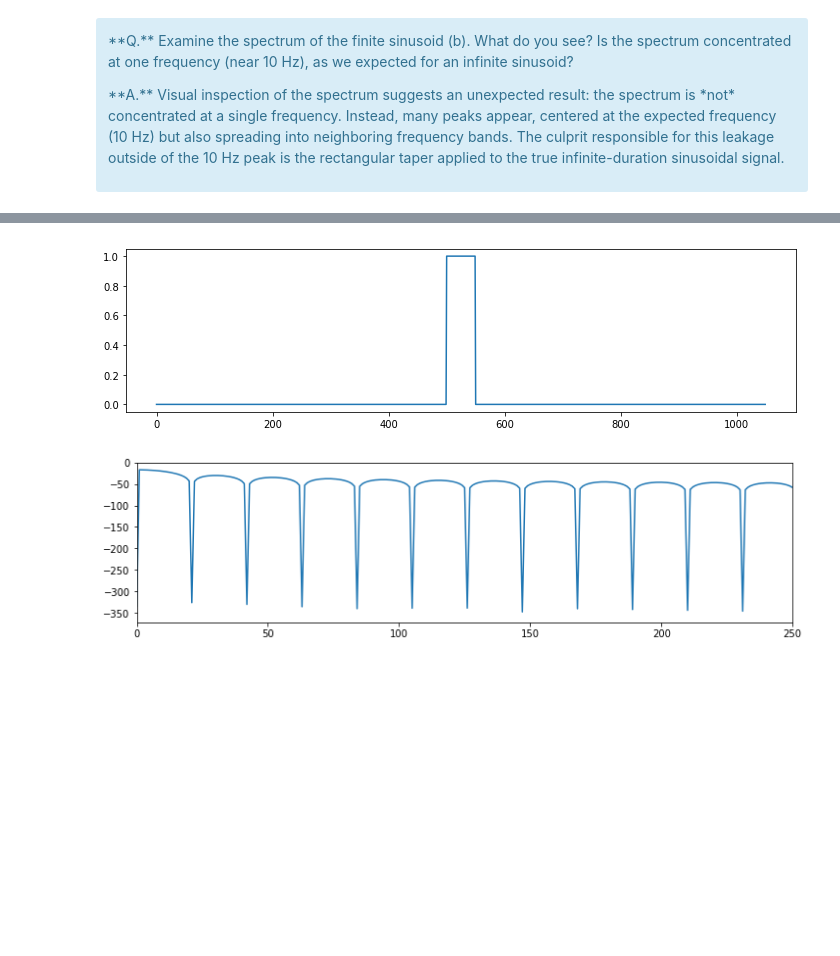
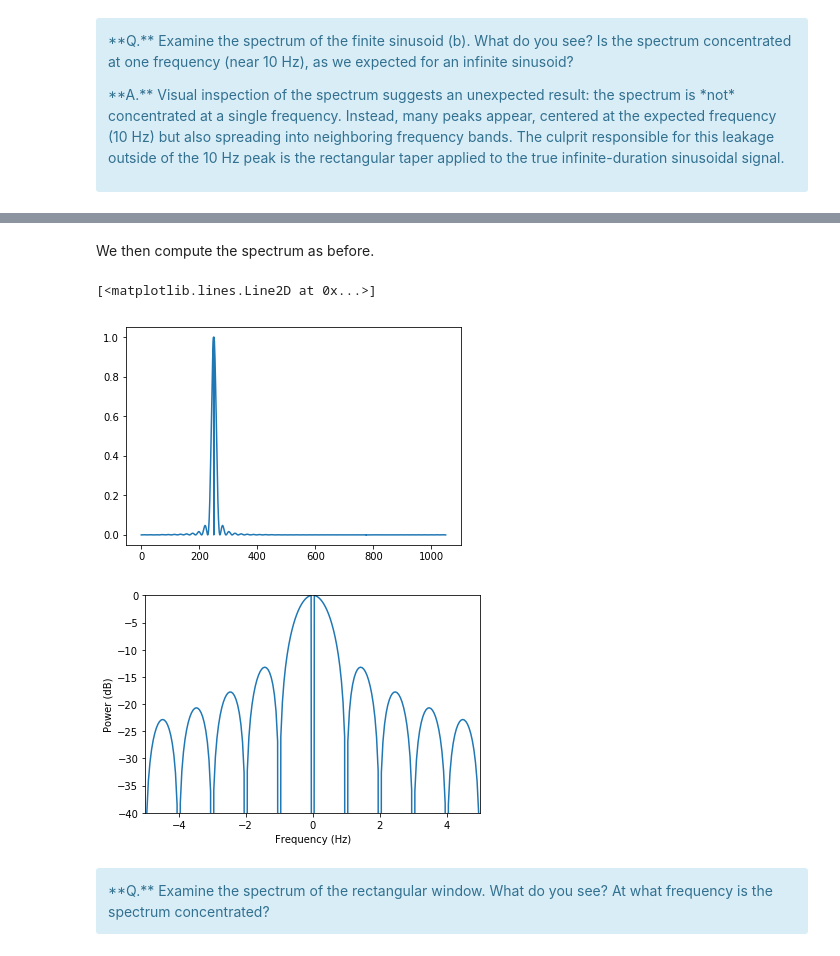
Before and after one commit to Mark-Kramer/Case-Studies-Python, a Jupyter notebook: 6. The Power Spectrum (Part 2)/Analysis of rhythmic activity in the Electrocorticogram.ipynb, the cells around one changed output, grey strips where cells are left out. Cells and saved outputs as stored; diff of their text form; code cells hidden in the pictures; blank space fills up the shorter version.

```diff
--- a/6. The Power Spectrum (Part 2)/Analysis of rhythmic activity in the Electrocorticogram.ipynb
+++ b/6. The Power Spectrum (Part 2)/Analysis of rhythmic activity in the Electrocorticogram.ipynb
@@ -154,0 +151,10 @@ t.shape
+# %%
+Fs = 50                     # Say we sample at 50 Hz
+a = np.zeros((Fs * 10))     # Create 10s of zeros
+b = np.ones((Fs))           # ... and 1s of ones
+
+taper = np.hstack((a,b,a))  # Stack the traces
+dt = 1 / Fs                 # ... and plot the result
+tt = np.arange(0, len(taper)) * dt
+plot(tt, taper)
+show()
@@ -154,0 +163,2 @@ t.shape
+# %% [markdown]
+We then compute the spectrum as before.
@@ -155,19 +167,27 @@ t.shape
+# %%
+plot(np.roll(Sxx, 5*Fs))
+# %% [output]
+[<matplotlib.lines.Line2D at 0x...>]
+[figure, added]
 # %%
-a = np.zeros((50 * 10))
-b = np.ones((50))
-
-taper = np.hstack((a,b,a))
-plot(taper)
+taperf = np.fft.fft(taper - taper.mean())      # Compute the FFT
+Sxx = np.real(2 * dt ** 2 / tt.max() *          # ... and the spectrum
+              (taperf * np.conj(taperf)))
+Sxx = np.roll(Sxx, round(len(Sxx) / 2))         # Shift the spectrum to show symmetry
+Sxx = Sxx / Sxx.max()                           # Scale the spectrum to a max of 1
+Sxx[Sxx == 0] = np.NaN                          # Avoid division by zero
+df = 1 / tt.max()                               # Frequency resolution
+fNQ = 1 / dt / 2                                # Nyquist frequency
+faxis = np.arange(-len(Sxx)/2, len(Sxx)/2) * df                # Plot the result in decibels
+plot(faxis, 10 * np.log10(Sxx))
+plt.xlim([-5, 5])
+plt.ylim([-40, 0])
+ylabel('Power (dB)')
+xlabel('Frequency (Hz)')
 show()
-
-taperf = np.fft.rfft(taper - taper.mean())
-Sxx = np.real(2 * dt ** 2 / t.max() * (taperf * np.conj(taperf)))
-df = 1 / t.max()
-fNQ = 1 / dt / 2
-faxis = np.arange(len(Sxx)) * df
-plot(faxis, 10 * np.log10(Sxx))
-plt.xlim([0, 250])
-show()
 # %% [output]
-[figure, old version]
+[figure, new version]
-[figure, removed]
+# %% [markdown]
+<div class="alert alert-block alert-info">
+**Q.** Examine the spectrum of the rectangular window. What do you see? At what frequency is the spectrum concentrated?
+</div>
```
Also changed, not shown: parts of 12 cells of this notebook.
